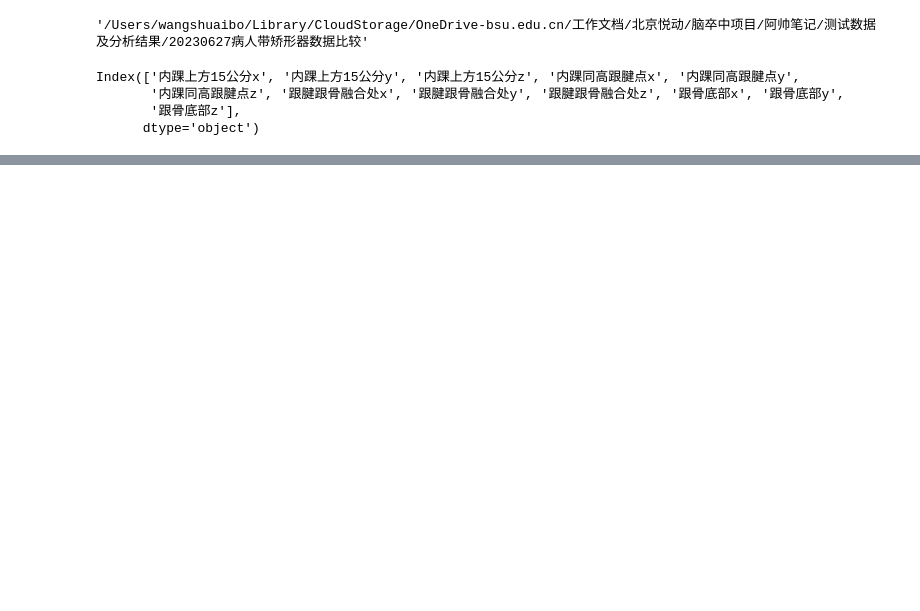
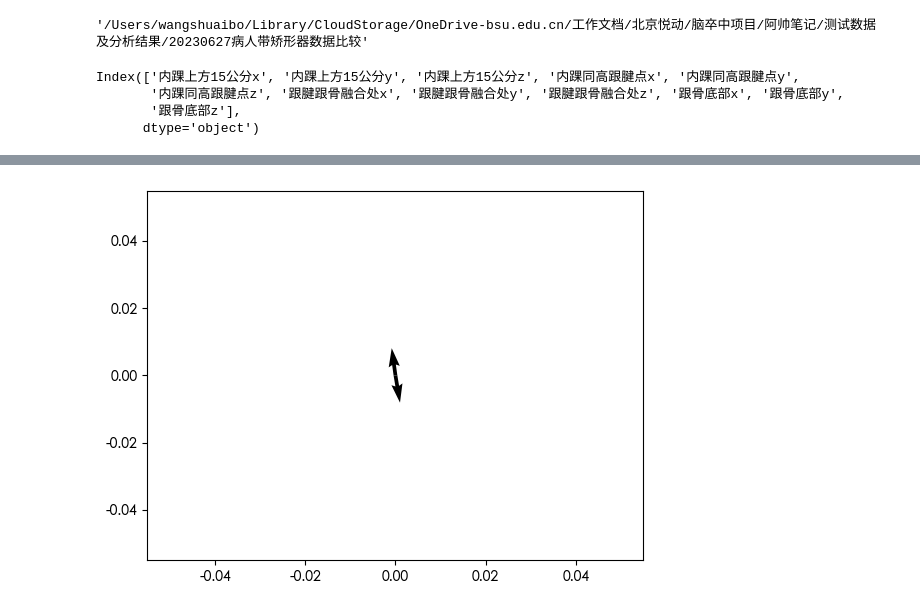
Before and after one commit to Allwillcome/--_----, a Jupyter notebook: Notes/temp.ipynb, the cells around one changed output, grey strips where cells are left out. Cells and saved outputs as stored; diff of their text form; code cells hidden in the pictures; blank space fills up the shorter version.

```diff
--- a/Notes/temp.ipynb
+++ b/Notes/temp.ipynb
@@ -850,0 +892,23 @@ plt.savefig("脑卒中_患侧_步行_踝关节内外翻情况_滤波.png")
+# %%
+for i,row in df2.loc[0:0].iterrows():
+    import math
+    xa_start, ya_start, xa_end, ya_end = row[['内踝同高跟腱点x', '内踝同高跟腱点z', '内踝上方15公分x', '内踝上方15公分z']]
+    xb_start, yb_start, xb_end, yb_end = row[['跟腱跟骨融合处x',  '跟腱跟骨融合处z','跟骨底部x', '跟骨底部z']]
+
+    # 定义向量
+    A_x = xa_end - xa_start
+    A_y=  ya_end - ya_start
+
+    B_x = xb_end - xb_start
+    B_y = yb_end - yb_start
+
+    #plt.xlim((0, 300))
+    #plt.ylim((0, 300))
+    # 计算向量 A 和 B 的长度
+    len_A = math.sqrt(A_x**2 + A_y**2)
+    len_B = math.sqrt(B_x**2 + B_y**2)
+
+    plt.quiver(0, 0, A_x, A_y )
+    plt.quiver(0, 0, B_x, B_y )
+# %% [output]
+[figure, added]
```
Also changed, not shown: parts of 13 cells of this notebook.
